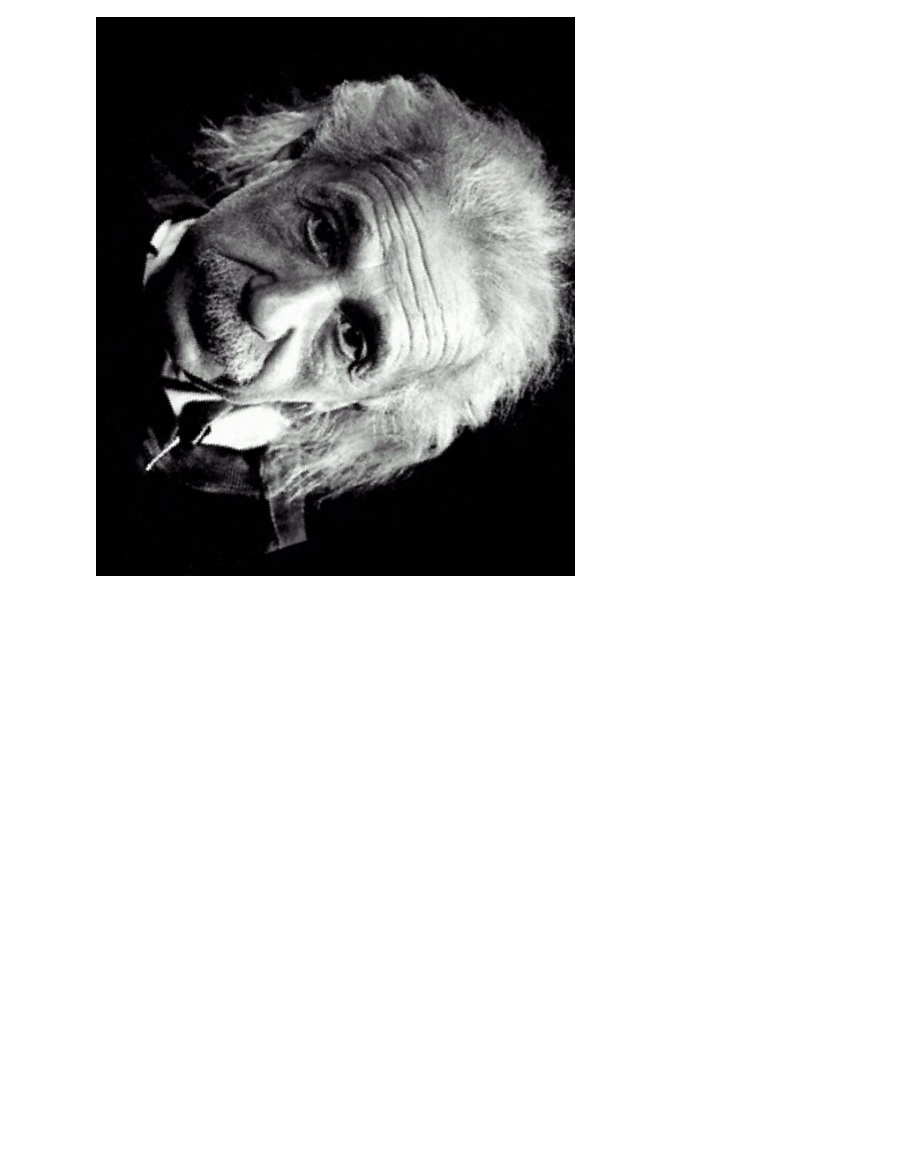
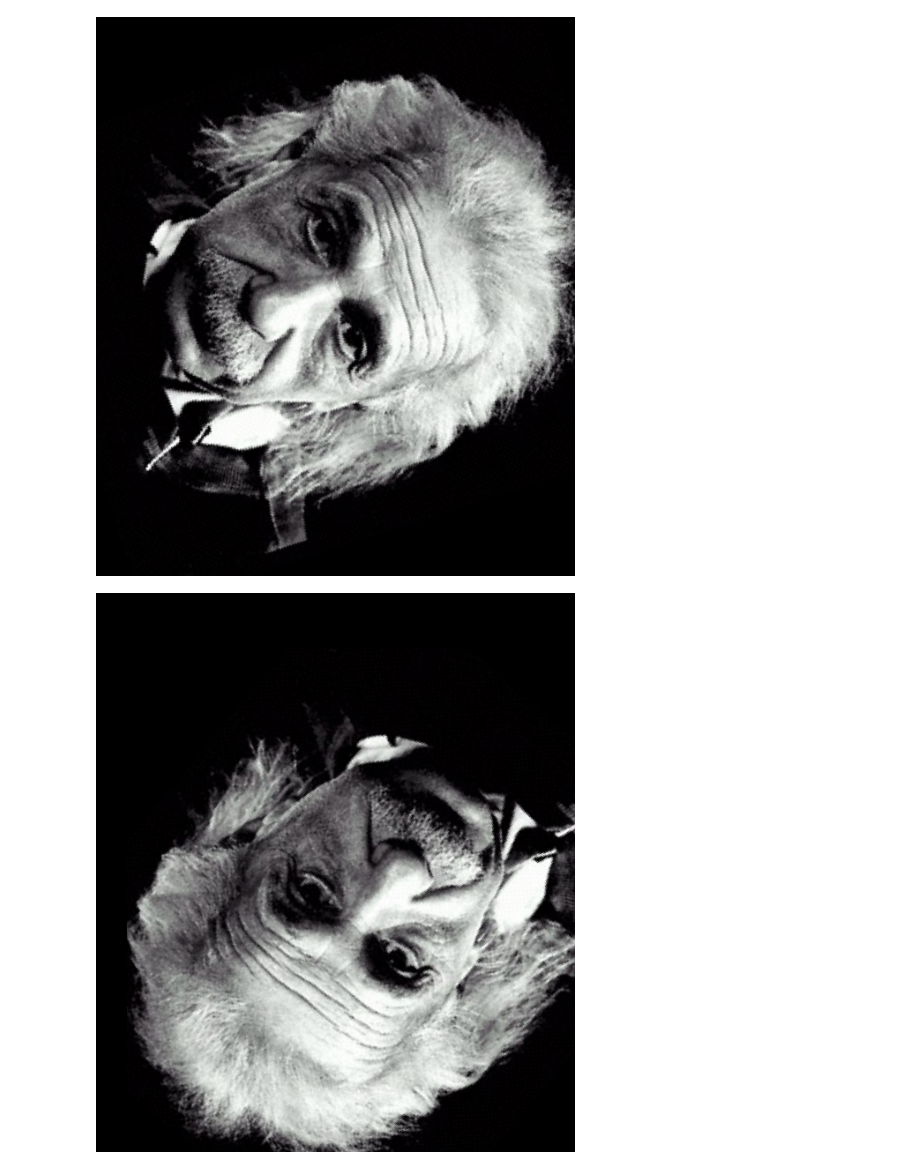
Before and after one commit to PanierPerce/Image, a Jupyter notebook: test2.ipynb, the cells around one changed output. Cells and saved outputs as stored; diff of their text form; code cells hidden in the pictures; blank space fills up the shorter version.

```diff
--- a/test2.ipynb
+++ b/test2.ipynb
@@ -26,3 +44,18 @@ out3 = img.rotate(288)
 out3 # 旋转
 # %% [output]
 [figure]
+# %%
+from PIL import ImageChops
+
+
+def ImgTranslate(img, xoff, yoff):
+    width, height = img.size
+    c = ImageChops.offset(img, xoff, yoff)
+    c.paste((0, 0, 0), (0, 0, xoff, height))
+    c.paste((0, 0, 0), (0, 0, width, yoff))
+    return c
+
+out5 = ImgTranslate(out1.rotate(140), 35, 62)
+out5 # 复合操作
+# %% [output]
+[figure, added]
```
Also changed, not shown: parts of 5 cells of this notebook.
